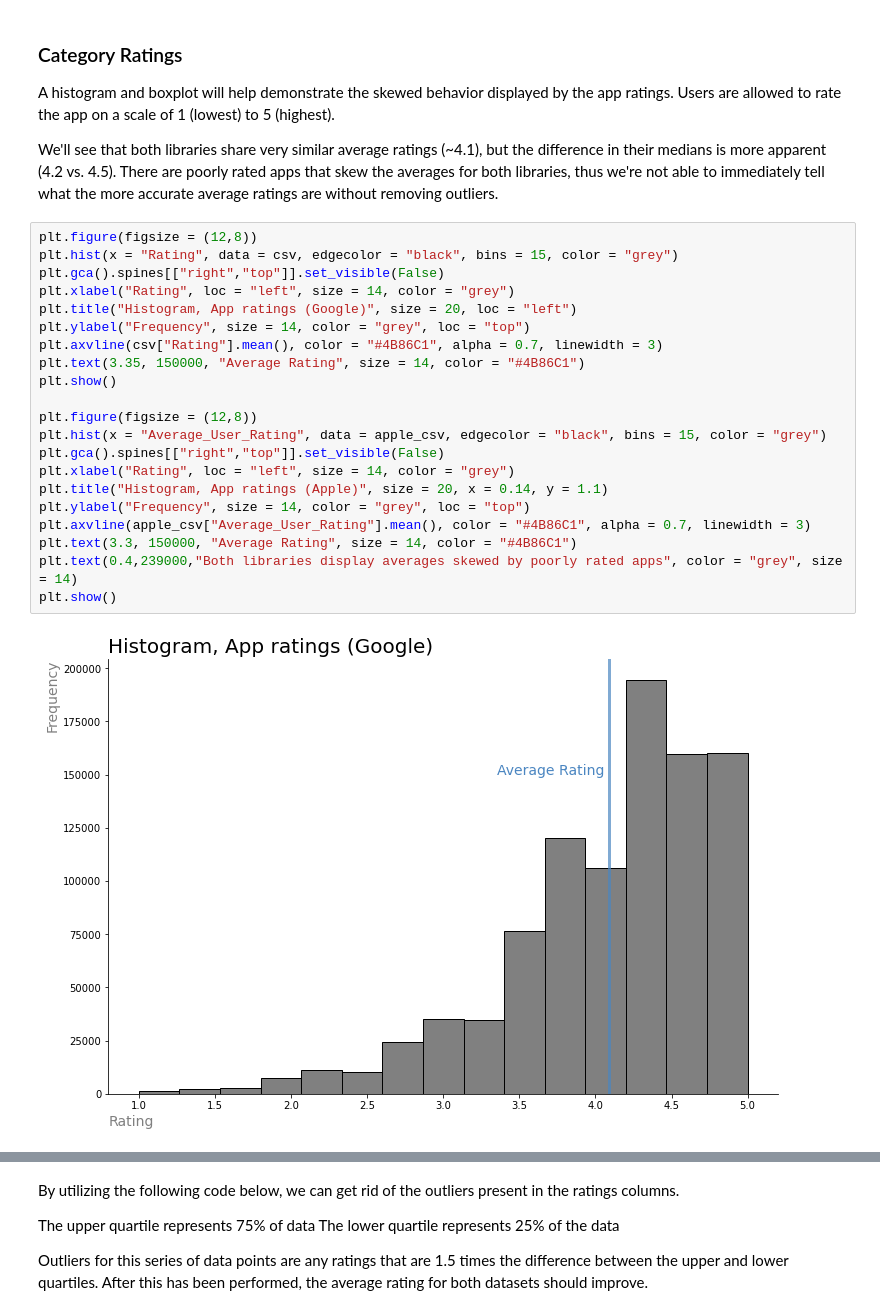
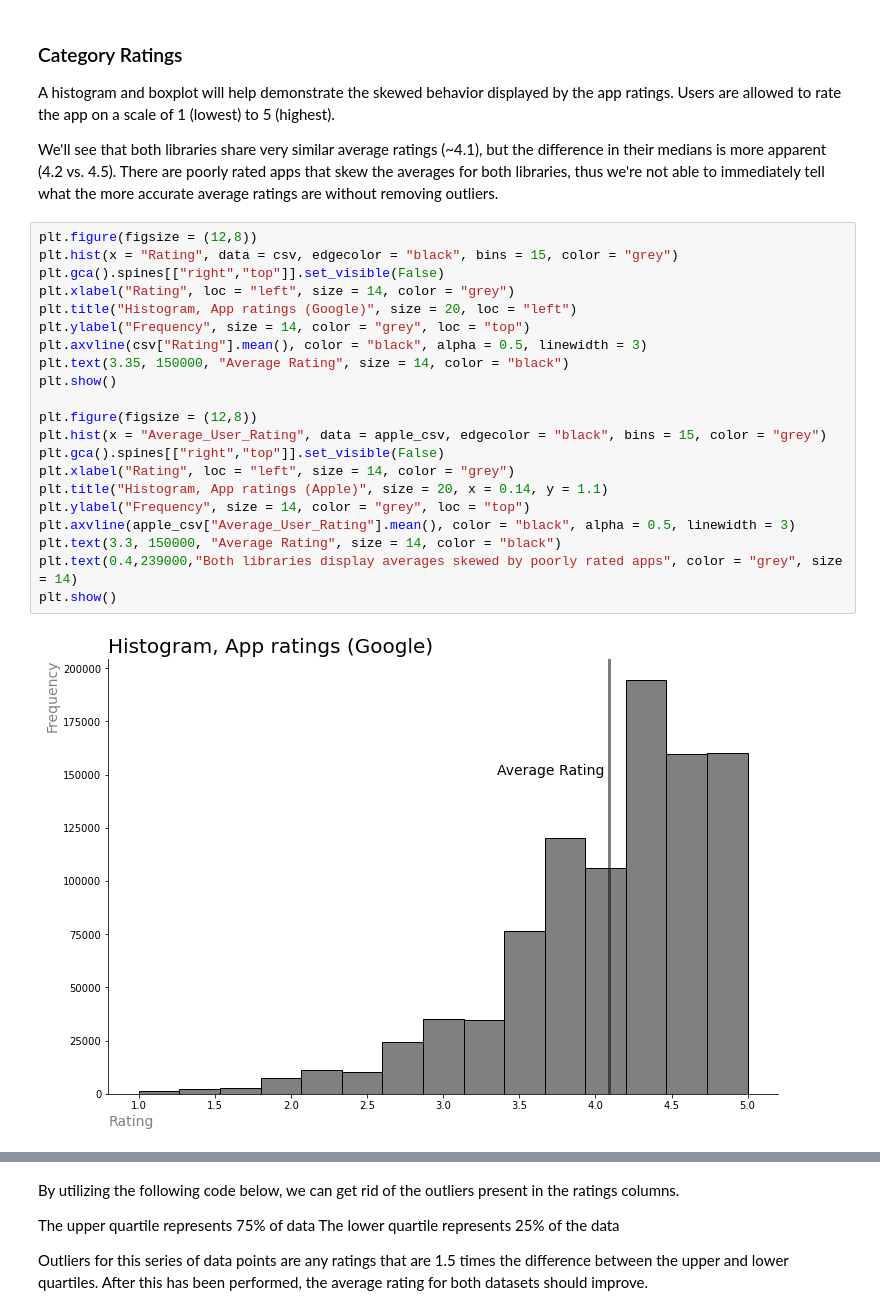
Before and after one commit to paul-trood/Portfolio-Mobile_app_recommendations, a Jupyter notebook: app_profile.ipynb, the cells around one changed output, grey strips where cells are left out. Cells and saved outputs as stored; diff of their text form.

```diff
--- a/app_profile.ipynb
+++ b/app_profile.ipynb
@@ -356,23 +356,23 @@ We'll see that both libraries share very similar average ratings (~4.1), but the
 # %%
 plt.figure(figsize = (12,8))
 plt.hist(x = "Rating", data = csv, edgecolor = "black", bins = 15, color = "grey")
 plt.gca().spines[["right","top"]].set_visible(False)
 plt.xlabel("Rating", loc = "left", size = 14, color = "grey")
 plt.title("Histogram, App ratings (Google)", size = 20, loc = "left")
 plt.ylabel("Frequency", size = 14, color = "grey", loc = "top")
-plt.axvline(csv["Rating"].mean(), color = "#4B86C1", alpha = 0.7, linewidth = 3)
-plt.text(3.35, 150000, "Average Rating", size = 14, color = "#4B86C1")
+plt.axvline(csv["Rating"].mean(), color = "black", alpha = 0.5, linewidth = 3)
+plt.text(3.35, 150000, "Average Rating", size = 14, color = "black")
 plt.show()
 
 plt.figure(figsize = (12,8))
 plt.hist(x = "Average_User_Rating", data = apple_csv, edgecolor = "black", bins = 15, color = "grey")
 plt.gca().spines[["right","top"]].set_visible(False)
 plt.xlabel("Rating", loc = "left", size = 14, color = "grey")
 plt.title("Histogram, App ratings (Apple)", size = 20, x = 0.14, y = 1.1)
 plt.ylabel("Frequency", size = 14, color = "grey", loc = "top")
-plt.axvline(apple_csv["Average_User_Rating"].mean(), color = "#4B86C1", alpha = 0.7, linewidth = 3)
-plt.text(3.3, 150000, "Average Rating", size = 14, color = "#4B86C1")
+plt.axvline(apple_csv["Average_User_Rating"].mean(), color = "black", alpha = 0.5, linewidth = 3)
+plt.text(3.3, 150000, "Average Rating", size = 14, color = "black")
 plt.text(0.4,239000,"Both libraries display averages skewed by poorly rated apps", color = "grey", size = 14)
 plt.show()
 # %% [output]
-[figure, old version]
+[figure, new version]
```
Also changed, not shown: parts of 20 cells of this notebook.
